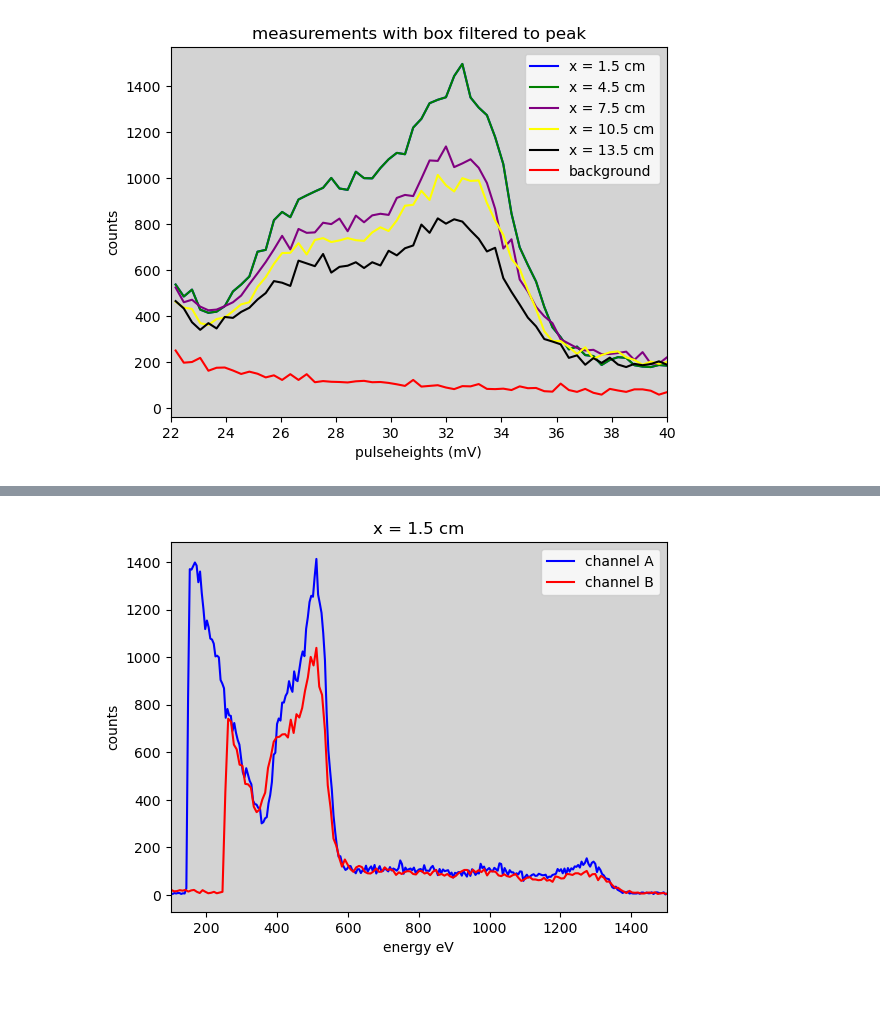
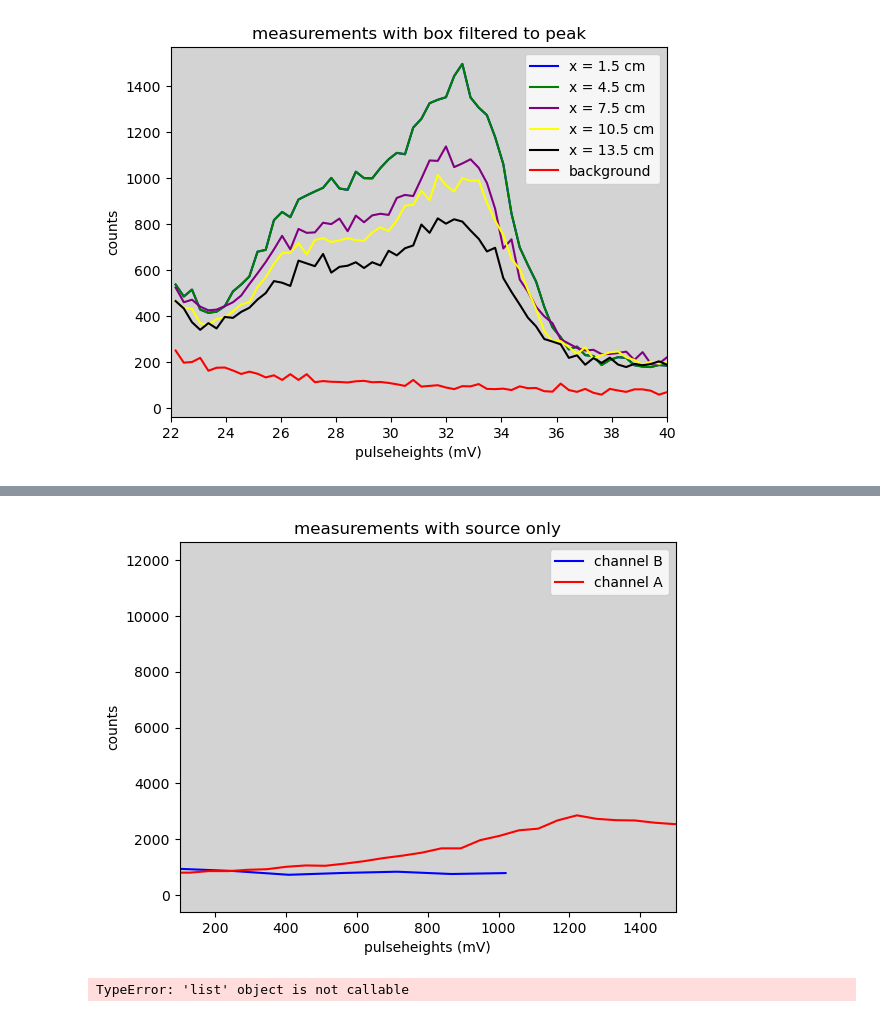
Before and after one commit to jrc-rodriguez/particle_physics, a Jupyter notebook: particle_physics.ipynb, the cells around one changed output, grey strips where cells are left out. Drawn from its saved outputs; the diff is of its cells as text; code cells hidden in the pictures.

```diff
--- a/particle_physics.ipynb
+++ b/particle_physics.ipynb
@@ -172,9 +174,21 @@ plt.show()
+# %%
+energy_A = energy_A(pulseheights_source)
+energy_B = energy_B(pulseheights_source)
+
+plt.plot(energy_B, counts_B_source, color = 'blue', label = "channel B")
+plt.plot(energy_A, counts_A_source, color = 'red', label = 'channel A')
+plt.gca().set_facecolor('lightgrey')
+plt.title("measurements with source only")
+plt.legend(loc = 'upper right')
+plt.xlim(100, 1500)
+plt.ylabel("counts")
+plt.xlabel("pulseheights (mV)")
+plt.show()
+# %% [output]
+[figure, added]
 # %%
-energy_A_x1 = energy_A(pulseheights_x1)
-energy_B_x1 = energy_B(pulseheights_x1)
-
-plt.plot(energy_A_x1, counts_A_x1, color = 'blue', label = "channel A")
-plt.plot(energy_B_x1, counts_B_x1, color = 'red', label = 'channel B')
+plt.plot(pulseheights_x1, counts_A_x1, color = 'blue', label = "channel A")
+plt.plot(pulseheights_x1, counts_B_x1, color = 'red', label = 'channel B')
 plt.gca().set_facecolor('lightgrey')
 plt.title("x = 1.5 cm")
 plt.legend(loc = 'upper right')
@@ -183,7 +197,7 @@ plt.ylabel("counts")
 plt.xlabel("energy eV")
 plt.show()
 # %% [output]
-[figure, removed]
+TypeError: 'list' object is not callable
 # %%
 energy_A_x2 = energy_A(pulseheights_x2)
 energy_B_x2 = energy_B(pulseheights_x2)
```
Also changed, not shown: parts of 7 cells of this notebook, 15 other files.
